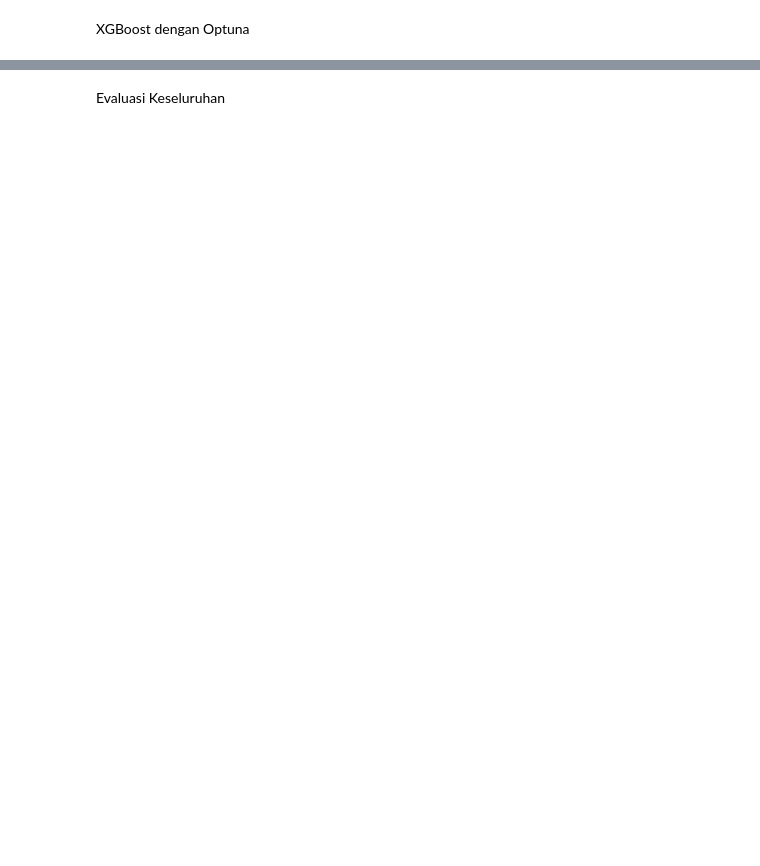
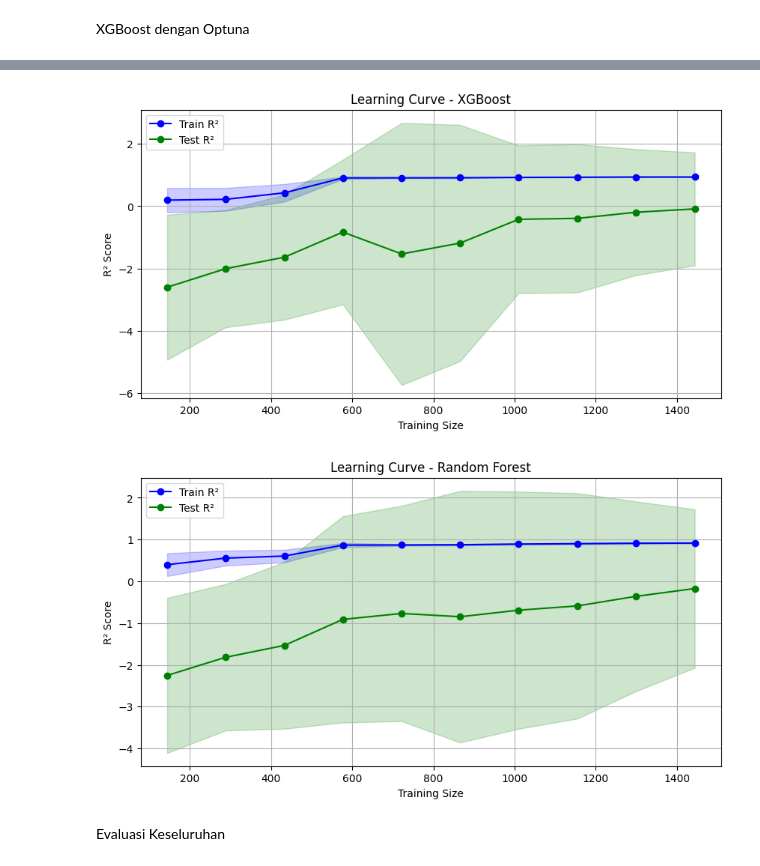
Before and after one commit to daff00/Kabupaten-Tangerang-House-Price-Prediction, a Jupyter notebook: HousePricePrediction_KabTangerang.ipynb, the cells around one changed output, grey strips where cells are left out. Saved outputs shown, nothing was run; the diff lists cells and outputs as text; code cells hidden in the pictures; blank space fills up the shorter version.

```diff
--- a/HousePricePrediction_KabTangerang.ipynb
+++ b/HousePricePrediction_KabTangerang.ipynb
@@ -913,3 +942,41 @@ plt.show()
+# %%
+from sklearn.model_selection import learning_curve
+
+def plot_learning_curve(model, X, y, model_name):
+    """Plot Learning Curve (Train vs Test)"""
+    train_sizes, train_scores, test_scores = learning_curve(
+        model, X, y, cv=5, scoring="r2", n_jobs=-1, train_sizes=np.linspace(0.1, 1.0, 10)
+    )
+
+    train_mean = np.mean(train_scores, axis=1)
+    test_mean = np.mean(test_scores, axis=1)
+
+    plt.figure(figsize=(10, 5))
+    plt.plot(train_sizes, train_mean, label="Train R²", marker="o", color="blue")
+    plt.plot(train_sizes, test_mean, label="Test R²", marker="o", color="green")
+
+    plt.fill_between(train_sizes, train_mean - np.std(train_scores, axis=1),
+                     train_mean + np.std(train_scores, axis=1), color="blue", alpha=0.2)
+    plt.fill_between(train_sizes, test_mean - np.std(test_scores, axis=1),
+                     test_mean + np.std(test_scores, axis=1), color="green", alpha=0.2)
+
+    plt.xlabel("Training Size")
+    plt.ylabel("R² Score")
+    plt.title(f"Learning Curve - {model_name}")
+    plt.legend()
+    plt.grid()
+    plt.show()
+
+# Gunakan model terbaik dari Optuna
+best_xgb = XGBRegressor(**study_xgb.best_params, random_state=42)
+best_rf = RandomForestRegressor(**study_rf.best_params, random_state=42, n_jobs=-1)
+
+# Plot Learning Curve
+plot_learning_curve(best_xgb, X, y, "XGBoost")
+plot_learning_curve(best_rf, X, y, "Random Forest")
+# %% [output]
+[figure, added]
+[figure, added]
 # %% [markdown]
 Evaluasi Keseluruhan
 # %%
```
Also changed, not shown: parts of 14 cells of this notebook.
